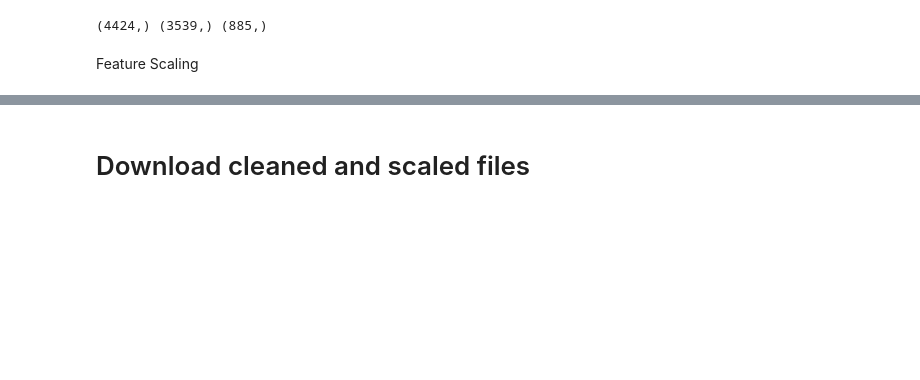
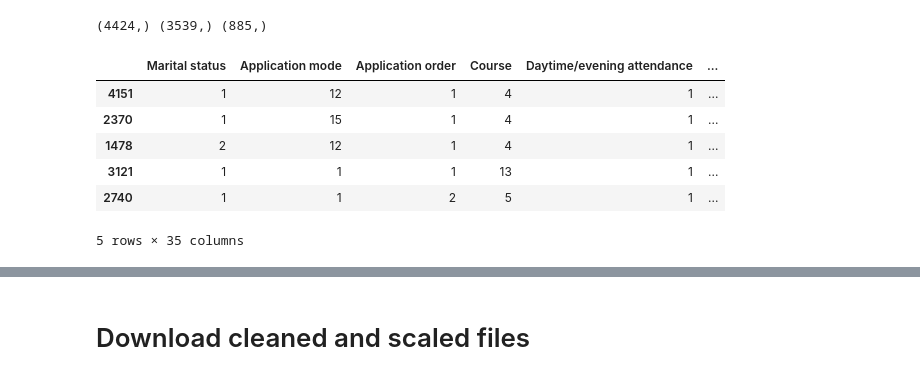
Before and after one commit to Tohtoroo/MLDropout, a Jupyter notebook: main/eda_cleaning.ipynb, the cells around one changed output, grey strips where cells are left out. Saved outputs shown, nothing was run; the diff lists cells and outputs as text; code cells hidden in the pictures; blank space fills up the shorter version.

```diff
--- a/main/eda_cleaning.ipynb
+++ b/main/eda_cleaning.ipynb
@@ -359,5 +283,14 @@ print(X.shape, X_train.shape, X_test.shape)
 print(y.shape, y_train.shape, y_test.shape)
 # %% [output]
 (4424,) (3539,) (885,)
-# %% [markdown]
-Feature Scaling
+# %%
+df_train = pd.concat([X_train, y_train], axis=1)
+df_train.head()
+# %% [output]
+|  | Marital status | Application mode | Application order | Course | Daytime/evening attendance | ... |
+| 4151 | 1 | 12 | 1 | 4 | 1 | ... |
+| 2370 | 1 | 15 | 1 | 4 | 1 | ... |
+| 1478 | 2 | 12 | 1 | 4 | 1 | ... |
+| 3121 | 1 | 1 | 1 | 13 | 1 | ... |
+| 2740 | 1 | 1 | 2 | 5 | 1 | ... |
+5 rows × 35 columns
```
Also changed, not shown: parts of 18 cells of this notebook.
